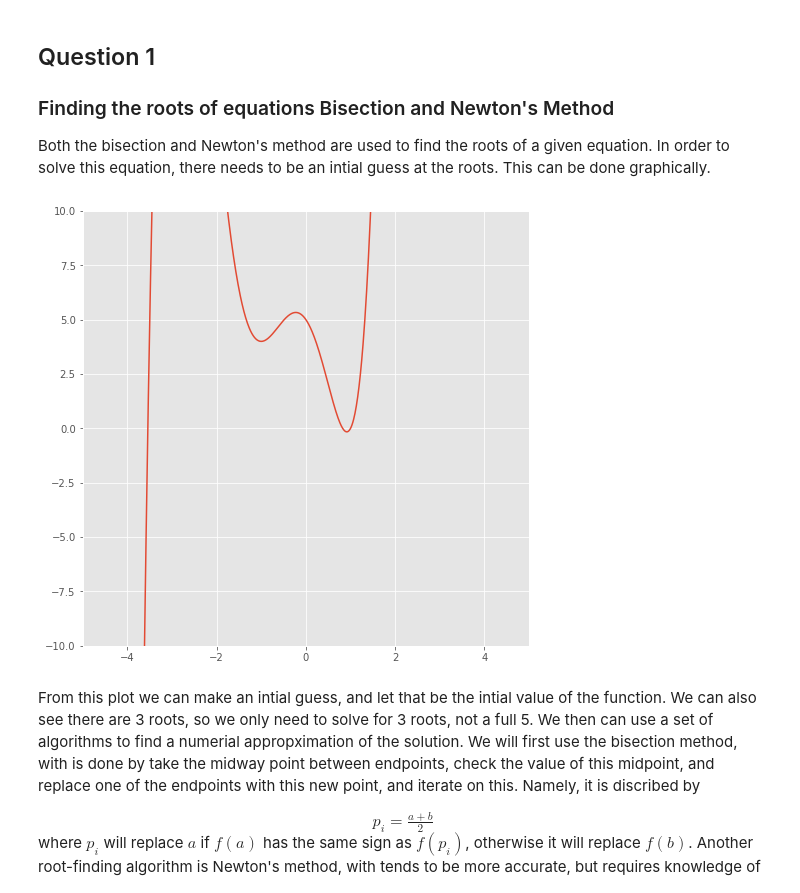
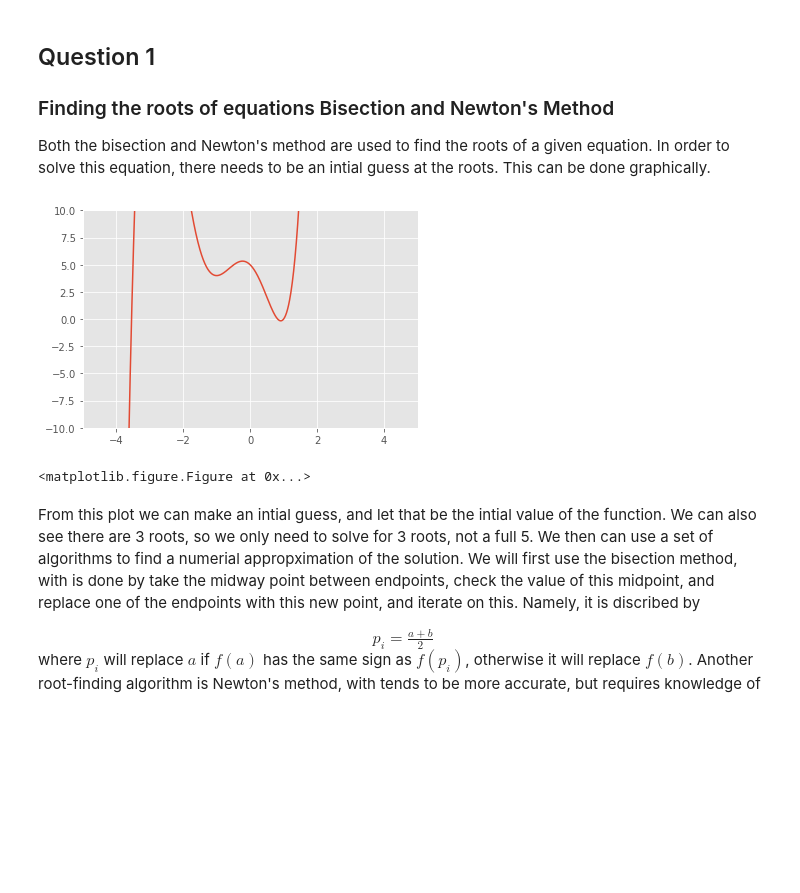
Before and after one commit to voetberg/mth_451_hw, a Jupyter notebook: Final Project.ipynb, the cells around one changed output. Saved outputs shown, nothing was run; the diff lists cells and outputs as text; code cells hidden in the pictures; blank space fills up the shorter version.

```diff
--- a/Final Project.ipynb
+++ b/Final Project.ipynb
@@ -7,14 +7,15 @@ plt.style.use('ggplot')
 %matplotlib inline
 # %%
 ##Basic plotting function that will be used throughout this report
-def plot(f,h,y_lim,x_lim):
+def plot_fun(f,h,y_lim,x_lim):
     x = np.arange(-x_lim,x_lim,h)
     y = f(x)
-
+    plt.plot(x,y)
+    plt.axis([-x_lim, x_lim, -y_lim, y_lim])
     plt.figure(figsize=(8,8))
-    plt.plot(x,y)
-    plt.xlim(-x_lim,x_lim)
-    plt.ylim(-y_lim,y_lim)
+##Basic error finding function
+def error(x,x_true):
+    return float(abs(x_true-x)/x_true)
 # %% [markdown]
 ## Question 1
 ### Finding the roots of equations Bisection and Newton's Method
@@ -26,9 +27,10 @@ def f_1(x):
 def f_1prime(x):
     return 5*x**4 + 16*x**3 - 14*x - 3
 # %%
-plot(f_1,.01,10,5)
+plot_fun(f_1,.01,10,5)
 # %% [output]
-[figure, old version]
+[figure, new version]
+<matplotlib.figure.Figure at 0x...>
 # %% [markdown]
    From this plot we can make an intial guess, and let that be the intial value of the function. We can also see there are 3 roots, so we only need to solve for 3 roots, not a full 5.
    We then can use a set of algorithms to find a numerial appropximation of the solution. We will first use the bisection method, with is done by take the midway point between endpoints, check the value of this midpoint, and replace one of the endpoints with this new point, and iterate on this. Namely, it is discribed by
```
Also changed, not shown: parts of 8 cells of this notebook.
